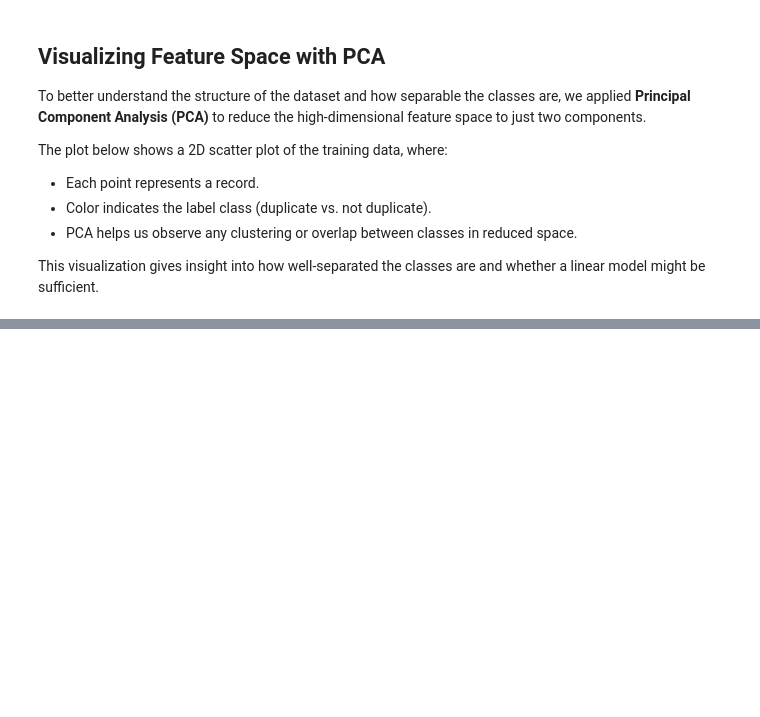
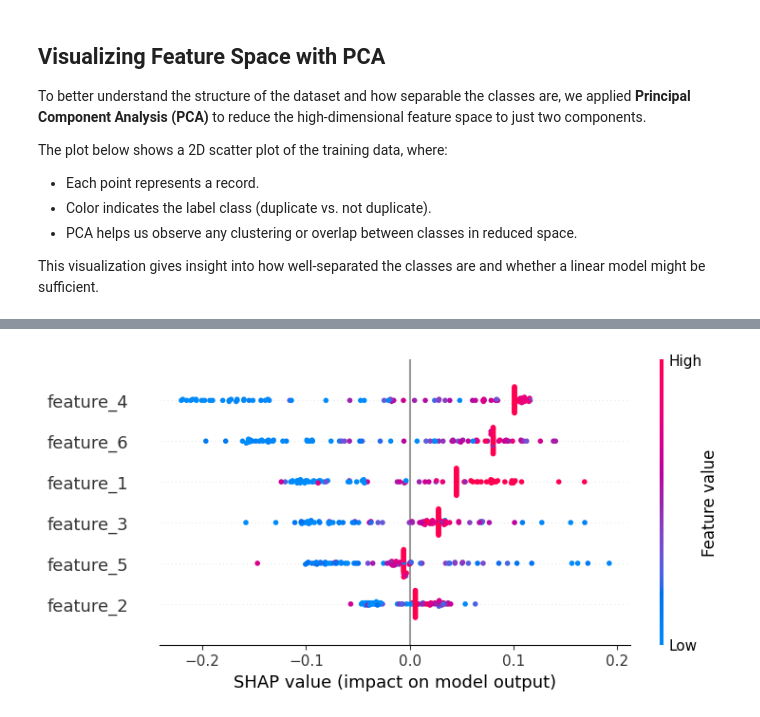
Before and after one commit to Gene7Him/nomao-deduplication, a Jupyter notebook: notebooks/nomao_deduplication.ipynb, the cells around one changed output, grey strips where cells are left out. Saved outputs shown, nothing was run; the diff lists cells and outputs as text; code cells hidden in the pictures; blank space fills up the shorter version.

Commit message:
added rule based baseline, SMOTE & SHAP, and updated readME.

```diff
--- a/notebooks/nomao_deduplication.ipynb
+++ b/notebooks/nomao_deduplication.ipynb
@@ -43,6 +43,8 @@ We begin by loading the dataset and exploring the data types, missing values, an
 # %%
 # Load Data
 df = pd.read_csv("../data/Nomao/Nomao.data")
+# %%
+df = df.head(2000)
 # %%
 # Basic EDA
 print("Initial Shape:", df.shape)
@@ -171,5 +173,5 @@ Epoch 41, change: 0.0019037741
 # %%
 # Random Forest
-rf = RandomForestClassifier(n_estimators=500, n_jobs=-1, random_state=42)
+rf = RandomForestClassifier(n_estimators=5000, n_jobs=-1, random_state=42)
 rf.fit(X_train, y_train)
 rf_preds = rf.predict(X_test)
@@ -245,0 +323,10 @@ plt.show()
+# %%
+%pip install shap
+
+import shap
+
+explainer = shap.Explainer(rf, X_train)
+shap_values = explainer(X_test[:100])  # Subset for performance
+
+shap.plots.beeswarm(shap_values[:, :, 1])
+# %% [output]
@@ -245,0 +350 @@ plt.show()
+[figure, added]
```
Also changed, not shown: parts of 20 cells of this notebook, 1 other file.
